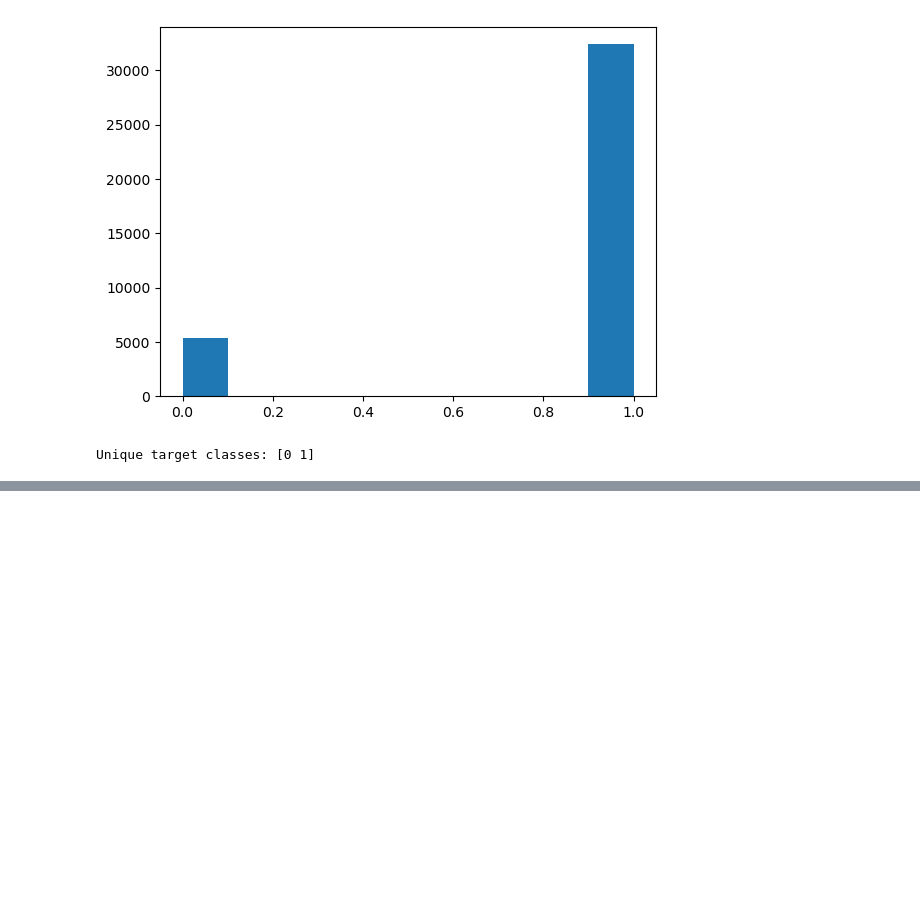
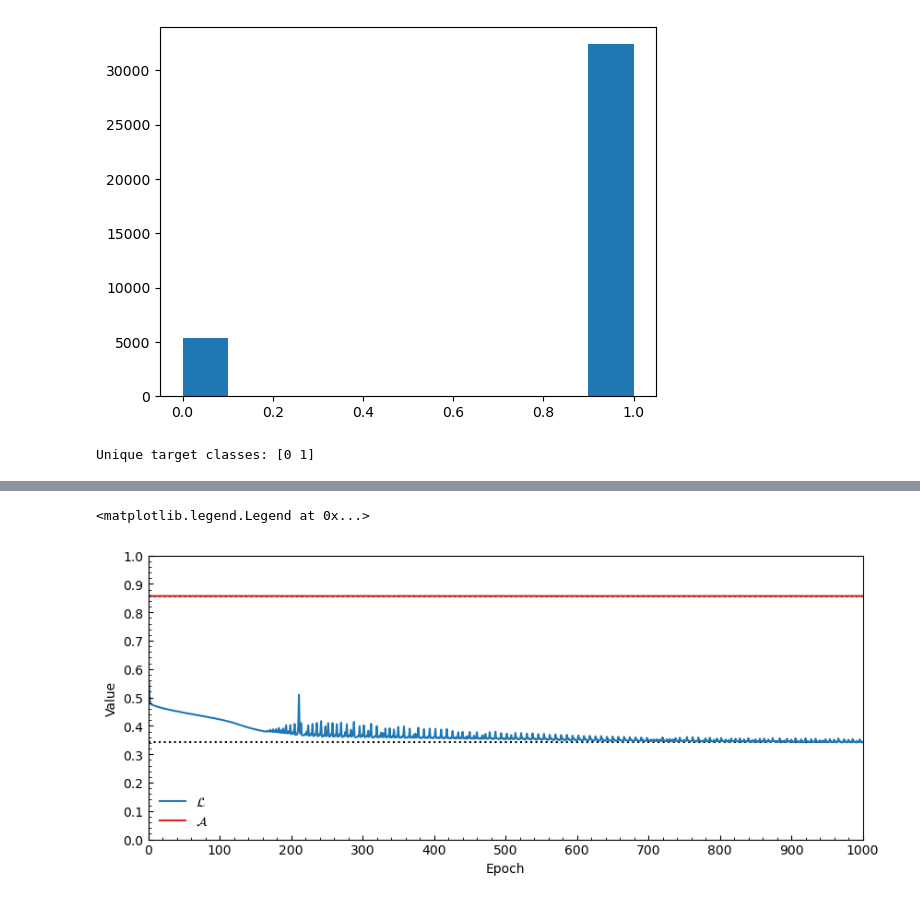
Before and after one commit to Lolle2001/ml-gw-project, a Jupyter notebook: main/neuralnetwork_binary.ipynb, the cells around one changed output, grey strips where cells are left out. Saved outputs shown, nothing was run; the diff lists cells and outputs as text; code cells hidden in the pictures; blank space fills up the shorter version.

```diff
--- a/main/neuralnetwork_binary.ipynb
+++ b/main/neuralnetwork_binary.ipynb
@@ -143,3 +162,36 @@ Model output shape: torch.Size([37800, 2])
+# %%
+lossconv  = np.array([t.cpu().item() for t in loss])
+# accconv  = np.array([t for t in accuracy])
+accconv = np.array(accuracy)
+# %%
+
+from matplotlib.ticker import (MultipleLocator, AutoMinorLocator)
+
+
+
+
+
+fig, ax = plt.subplots(1, 1, squeeze=  False, figsize = (10, 4))
+ax[0,0].plot(epochs, lossconv, label = r"$\mathcal{L}$", zorder= 1, color = "tab:blue")
+ax[0,0].plot(epochs, accconv, label = r"$\mathcal{A}$",zorder = 1, color = "tab:red")
+ax[0,0].axhline(lossconv.min(),zorder= 0,color = "k", linestyle = "dotted")
+ax[0,0].axhline(accconv.max(),zorder= 0,color = "k", linestyle = "dotted")
+
+ax[0,0].tick_params(axis="y",direction="in",which="both")
+ax[0,0].tick_params(axis="x",direction="in",which="both")
+ax[0,0].set_yticks(np.arange(0, 1.1, 0.1))
+ax[0,0].set_xticks(np.arange(0, nepochs + 1, nepochs // 10))
+ax[0,0].xaxis.set_minor_locator(MultipleLocator(nepochs//50))
+ax[0,0].yaxis.set_minor_locator(AutoMinorLocator())
+ax[0,0].set_xlabel("Epoch")
+ax[0,0].set_ylabel("Value")
+ax[0,0].set_xlim(0, nepochs)
+ax[0,0].set_ylim(0, 1)
+ax[0,0].legend(frameon=False)
+# ax[0,0].grid(True,which="minor")
+# %% [output]
+<matplotlib.legend.Legend at 0x...>
+[figure, added]
 # %%
 def plot_probability_distribution(model, feature_data, feature_3_idx=2, feature_4_idx=3, resolution=100, device='cuda'):
     """
```
Also changed, not shown: parts of 4 cells of this notebook.
